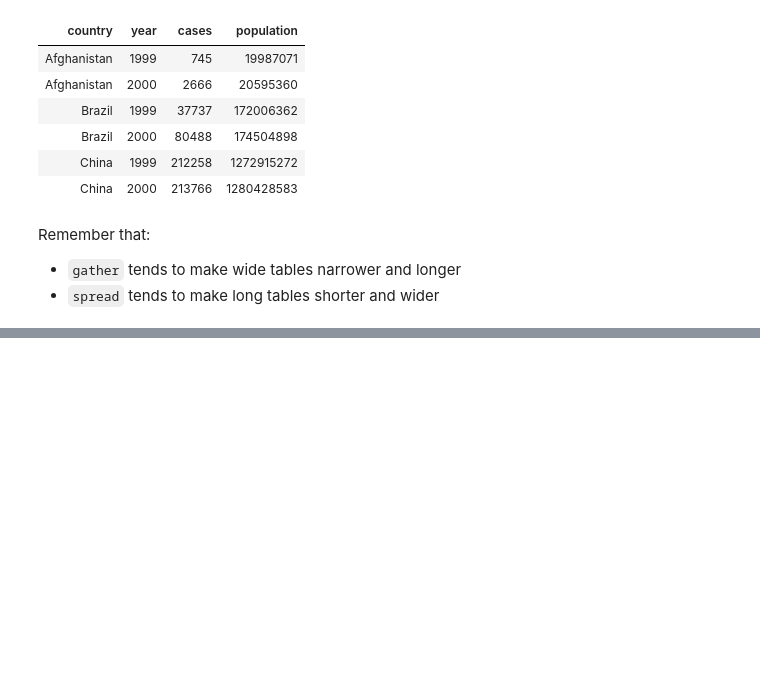
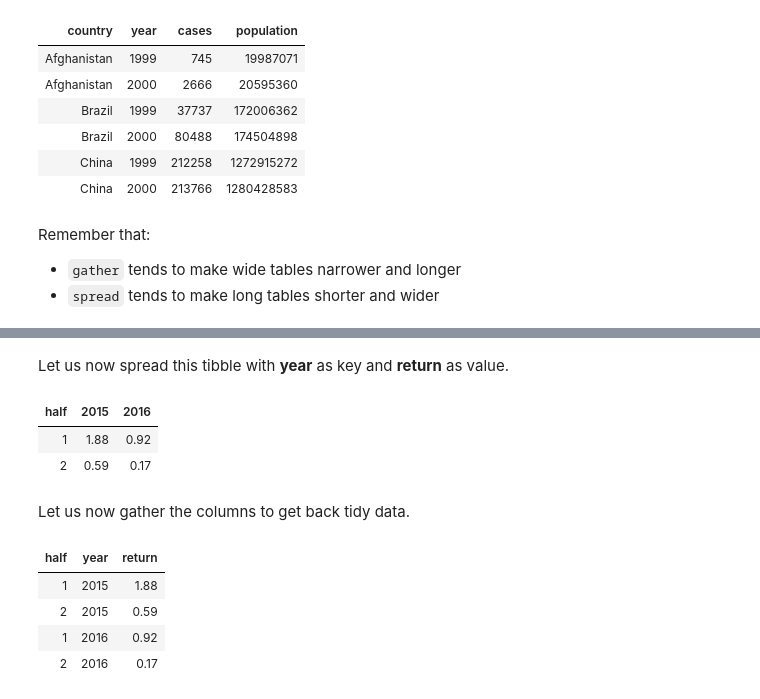
Before and after one commit to ambujtewari/stats306-fall2017, a Jupyter notebook: Lecture12.ipynb, the cells around one changed output, grey strips where cells are left out. Saved outputs shown, nothing was run; the diff lists cells and outputs as text; code cells hidden in the pictures; blank space fills up the shorter version.

```diff
--- a/Lecture12.ipynb
+++ b/Lecture12.ipynb
@@ -219,0 +232,18 @@ Remember that:
+# %% [markdown]
+Let us now spread this tibble with **year** as key and **return** as value.
+# %%
+(spread_stocks <- spread(stocks, key = year, value = return))
+# %% [output]
+| half | 2015 | 2016 |
+| 1 | 1.88 | 0.92 |
+| 2 | 0.59 | 0.17 |
+# %% [markdown]
+Let us now gather the columns to get back tidy data.
+# %%
+(stocks_new <- gather(spread_stocks, `2015`, `2016`, key = year, value = return))
+# %% [output]
+| half | year | return |
+| 1 | 2015 | 1.88 |
+| 2 | 2015 | 0.59 |
+| 1 | 2016 | 0.92 |
+| 2 | 2016 | 0.17 |
```
Also changed, not shown: parts of 16 cells of this notebook.
